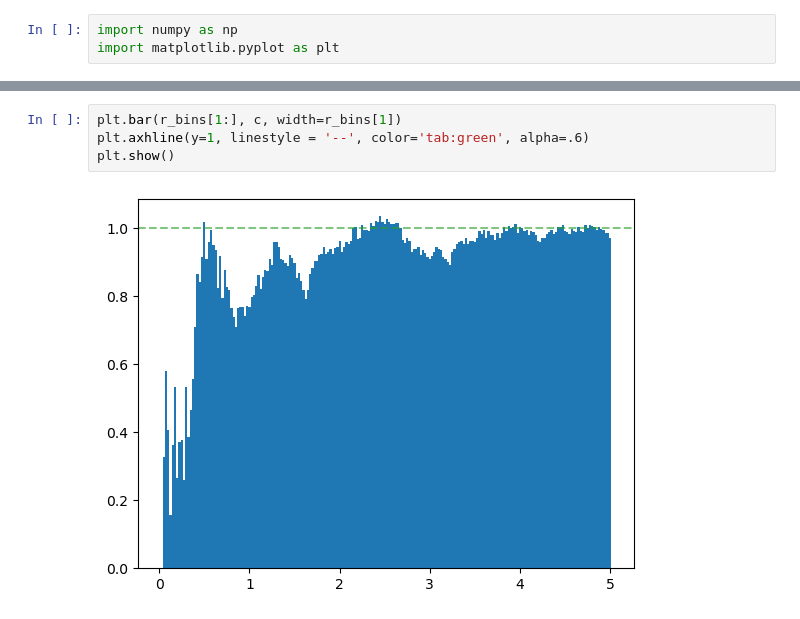
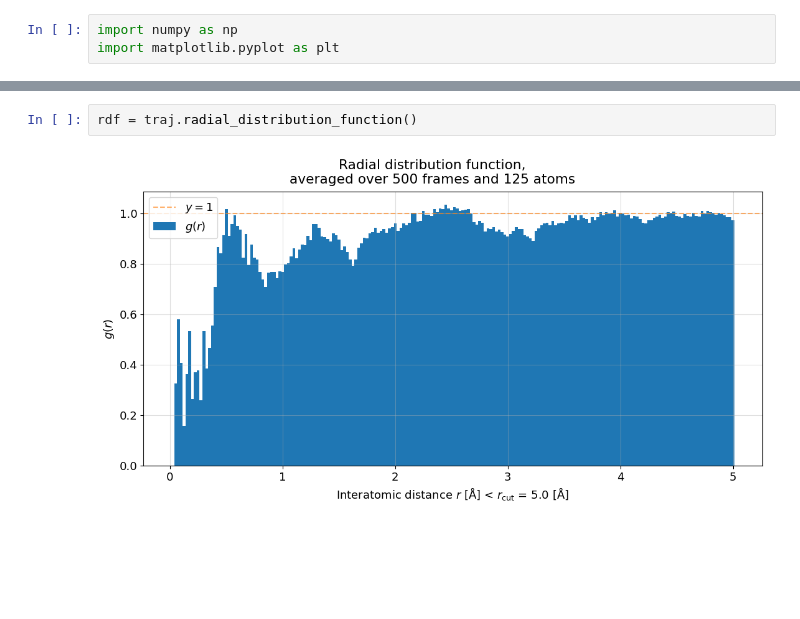
Before and after one commit to Noooile/PhaseTreeTask, a Jupyter notebook: src/notebook.ipynb, the cells around one changed output, grey strips where cells are left out. Drawn from its saved outputs; the diff is of its cells as text; blank space fills up the shorter version.

Commit message:
updated RDF and MSD methods in Trajectory class to generate plots

```diff
--- a/src/notebook.ipynb
+++ b/src/notebook.ipynb
@@ -11,6 +18,4 @@ dtype('<U2')
 # %%
-plt.bar(r_bins[1:], c, width=r_bins[1])
-plt.axhline(y=1, linestyle = '--', color='tab:green', alpha=.6)
-plt.show()
+rdf = traj.radial_distribution_function()
 # %% [output]
-[figure, old version]
+[figure, new version]
```
Also changed, not shown: parts of 2 cells of this notebook, 15 other files.
